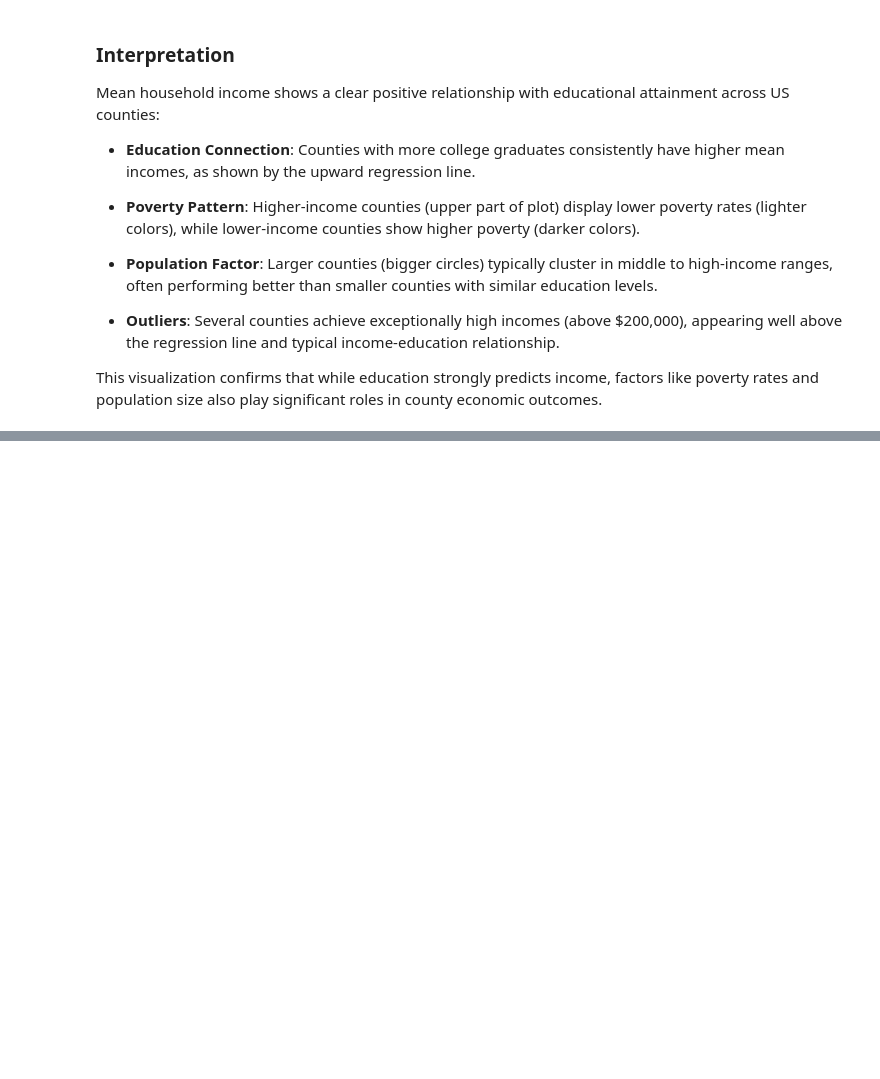
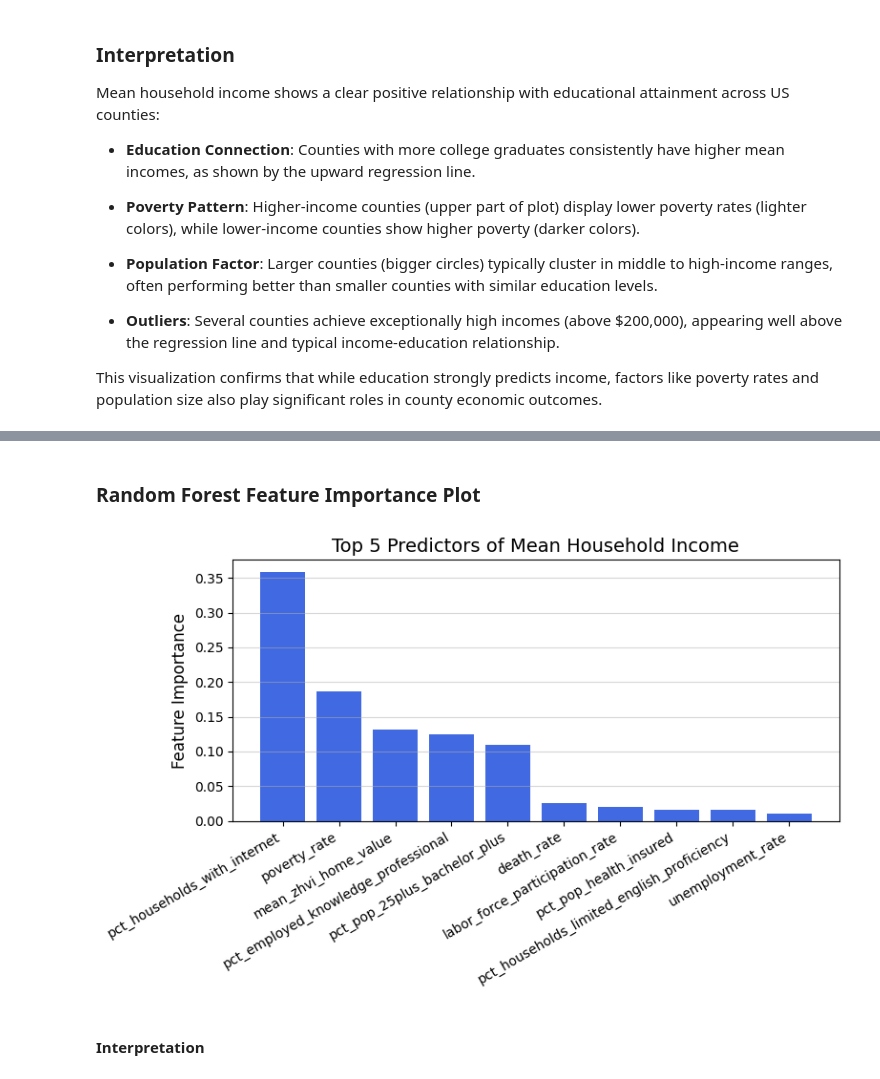
Before and after one commit to larrycoder123/uscounty_datascience, a Jupyter notebook: project.ipynb, the cells around one changed output, grey strips where cells are left out. Drawn from its saved outputs; the diff is of its cells as text; code cells hidden in the pictures; blank space fills up the shorter version.

```diff
--- a/project.ipynb
+++ b/project.ipynb
@@ -1001,0 +1048,5 @@ This visualization confirms that while education strongly predicts income, facto
+# %%
+from sklearn.model_selection import train_test_split
+
+# Split data into training and testing sets (80/20 split)
+X_train, X_test, y_train, y_test = train_test_split(X, y, test_size=0.2, random_state=42)
@@ -1001,0 +1143,12 @@ This visualization confirms that while education strongly predicts income, facto
+# %%
+from sklearn.ensemble import RandomForestRegressor
+
+# Initialize the random forest regression model
+rf = RandomForestRegressor(n_estimators=100, random_state=42)
+# Train the model on training data
+rf.fit(X_train, y_train)
+
+# Perform 5-fold cross-validation to evaluate model reliability
+rf_cv_scores = cross_val_score(rf, X_train, y_train, cv=5, scoring='r2')
+# Store the average R² score across all 5 validation folds in the dictionary
+cv_scores["Random Forest"] = rf_cv_scores.mean()
@@ -1001,0 +1178,12 @@ This visualization confirms that while education strongly predicts income, facto
+# %%
+# Store variables and their importance in a dictionary
+feature_importance["Random Forest"] = dict(zip(model_variables, rf.feature_importances_))
+
+# Create a dataframe of the top predictors
+rf_importance = pd.DataFrame({
+    "Feature": model_variables,
+    "Importance": rf.feature_importances_
+})
+rf_importance = rf_importance.sort_values("Importance", ascending=False)
+print("Top 5 predictors (Random Forest):")
+rf_importance.head(5)
@@ -1001,0 +1247,21 @@ This visualization confirms that while education strongly predicts income, facto
+# %% [markdown]
+### Random Forest Feature Importance Plot
+# %%
+# Focus only on top 5 features from Random Forest (our best model)
+top_features = rf_importance.head(10)
+
+# Create a simple bar chart
+plt.figure(figsize=(8, 5))
+plt.bar(top_features["Feature"], top_features["Importance"], color="royalblue")
+
+plt.title("Top 5 Predictors of Mean Household Income", fontsize=14)
+plt.ylabel("Feature Importance", fontsize=12)
+plt.xticks(rotation=30, ha="right")
+plt.grid(axis="y", alpha=0.5)
+
+plt.tight_layout()
+plt.show()
+# %% [output]
+[figure, added]
+# %% [markdown]
+#### Interpretation
```
Also changed, not shown: parts of 51 cells of this notebook, 3 other files.
